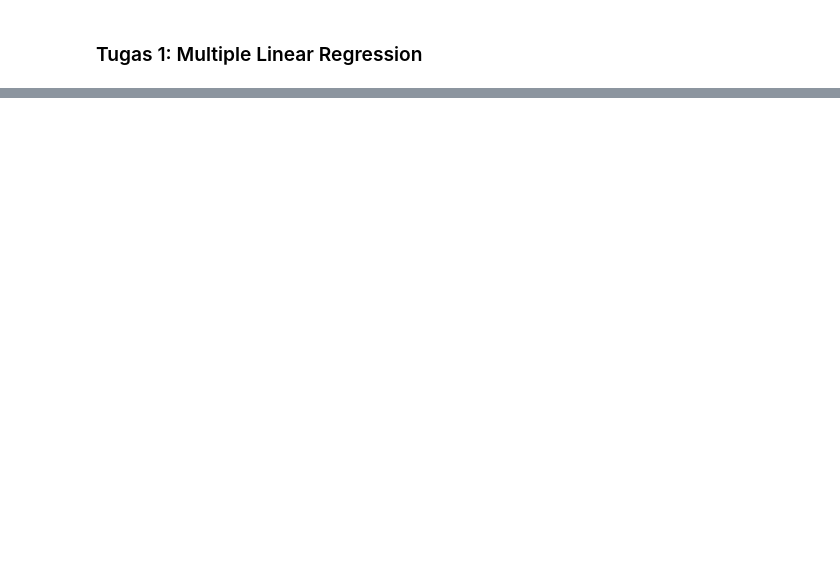
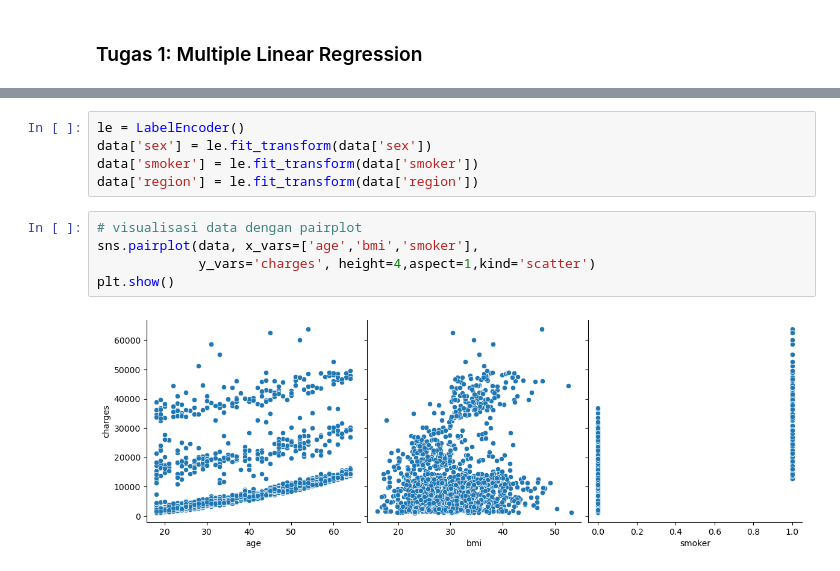
Before and after one commit to tektungg/Machine-Learning, a Jupyter notebook: Pertemuan 3/Tugas.ipynb, the cells around one changed output, grey strips where cells are left out. Drawn from its saved outputs; the diff is of its cells as text; blank space fills up the shorter version.

```diff
--- a/Pertemuan 3/Tugas.ipynb
+++ b/Pertemuan 3/Tugas.ipynb
@@ -78,0 +63,12 @@ R-squared: 0.7833463107364536
+# %%
+le = LabelEncoder()
+data['sex'] = le.fit_transform(data['sex'])
+data['smoker'] = le.fit_transform(data['smoker'])
+data['region'] = le.fit_transform(data['region'])
+# %%
+# visualisasi data dengan pairplot
+sns.pairplot(data, x_vars=['age','bmi','smoker'],
+             y_vars='charges', height=4,aspect=1,kind='scatter')
+plt.show()
+# %% [output]
+[figure, added]
```
Also changed, not shown: parts of 20 cells of this notebook.
